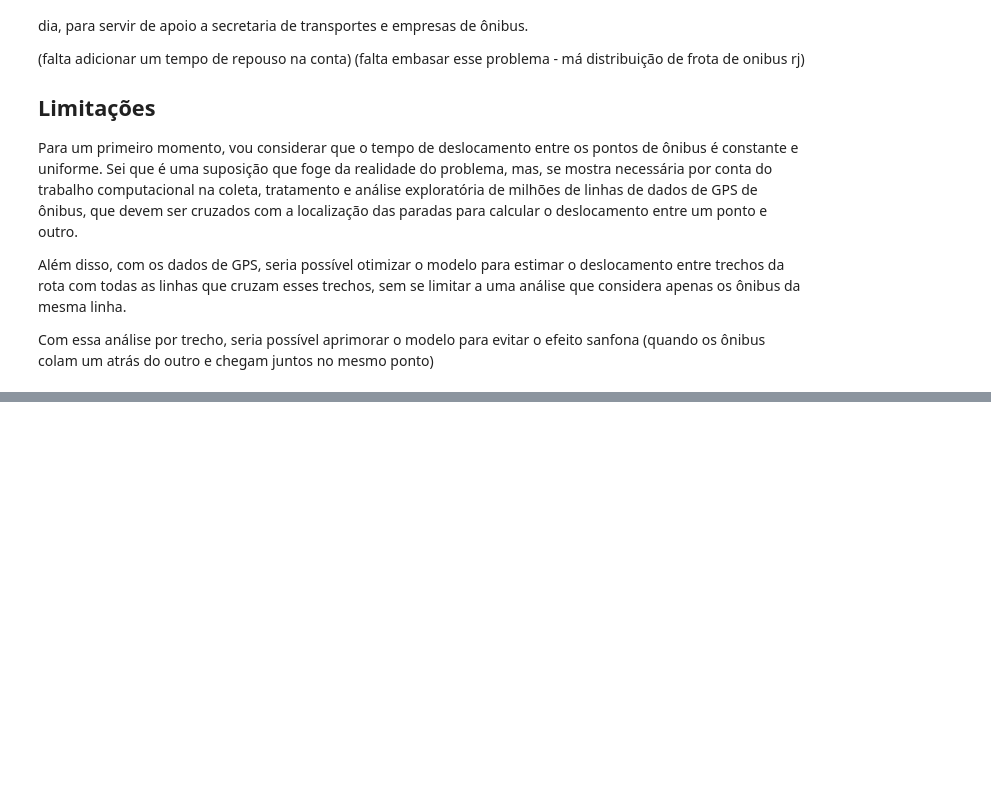
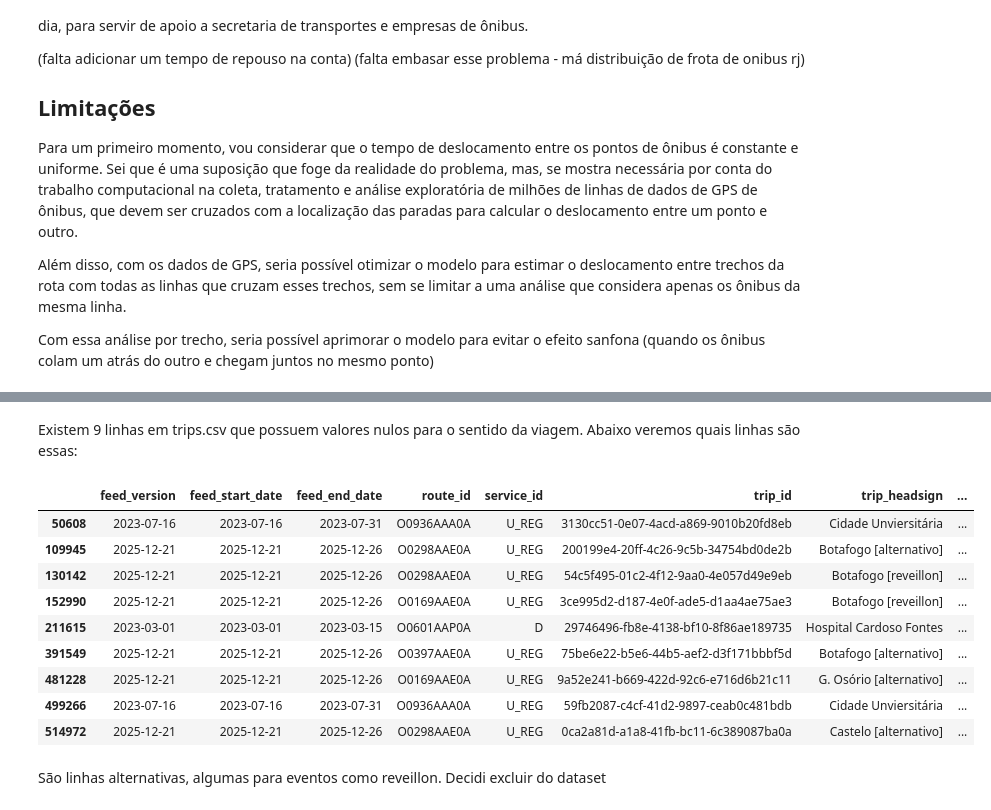
Before and after one commit to luizpcsilva/PS-2026.1-Grupo-L, a Jupyter notebook: PS_2026_Grupo_L.ipynb, the cells around one changed output, grey strips where cells are left out. Saved outputs shown, nothing was run; the diff lists cells and outputs as text; code cells hidden in the pictures; blank space fills up the shorter version.

```diff
--- a/PS_2026_Grupo_L.ipynb
+++ b/PS_2026_Grupo_L.ipynb
@@ -293,0 +408,18 @@ Com essa análise por trecho, seria possível aprimorar o modelo para evitar o e
+# %% [markdown]
+Existem 9 linhas em trips.csv que possuem valores nulos para o sentido da viagem. Abaixo veremos quais linhas são essas:
+# %%
+df = pd.read_csv("/content/drive/MyDrive/DadosAnalyticaPS2026-GrupoL/dados brutos/gtfs-20260430T211243Z-3-001/gtfs/trips.csv")
+display(df[df['direction_id'].isnull()])
+# %% [output]
+|  | feed_version | feed_start_date | feed_end_date | route_id | service_id | trip_id | trip_headsign | ... |
+| 50608 | 2023-07-16 | 2023-07-16 | 2023-07-31 | O0936AAA0A | U_REG | 3130cc51-0e07-4acd-a869-9010b20fd8eb | Cidade Unviersitária | ... |
+| 109945 | 2025-12-21 | 2025-12-21 | 2025-12-26 | O0298AAE0A | U_REG | 200199e4-20ff-4c26-9c5b-34754bd0de2b | Botafogo [alternativo] | ... |
+| 130142 | 2025-12-21 | 2025-12-21 | 2025-12-26 | O0298AAE0A | U_REG | 54c5f495-01c2-4f12-9aa0-4e057d49e9eb | Botafogo [reveillon] | ... |
+| 152990 | 2025-12-21 | 2025-12-21 | 2025-12-26 | O0169AAE0A | U_REG | 3ce995d2-d187-4e0f-ade5-d1aa4ae75ae3 | Botafogo [reveillon] | ... |
+| 211615 | 2023-03-01 | 2023-03-01 | 2023-03-15 | O0601AAP0A | D | 29746496-fb8e-4138-bf10-8f86ae189735 | Hospital Cardoso Fontes | ... |
+| 391549 | 2025-12-21 | 2025-12-21 | 2025-12-26 | O0397AAE0A | U_REG | 75be6e22-b5e6-44b5-aef2-d3f171bbbf5d | Botafogo [alternativo] | ... |
+| 481228 | 2025-12-21 | 2025-12-21 | 2025-12-26 | O0169AAE0A | U_REG | 9a52e241-b669-422d-92c6-e716d6b21c11 | G. Osório [alternativo] | ... |
+| 499266 | 2023-07-16 | 2023-07-16 | 2023-07-31 | O0936AAA0A | U_REG | 59fb2087-c4cf-41d2-9897-ceab0c481bdb | Cidade Unviersitária | ... |
+| 514972 | 2025-12-21 | 2025-12-21 | 2025-12-26 | O0298AAE0A | U_REG | 0ca2a81d-a1a8-41fb-bc11-6c389087ba0a | Castelo [alternativo] | ... |
+# %% [markdown]
+São linhas alternativas, algumas para eventos como reveillon. Decidi excluir do dataset
```
Also changed, not shown: parts of 10 cells of this notebook.
